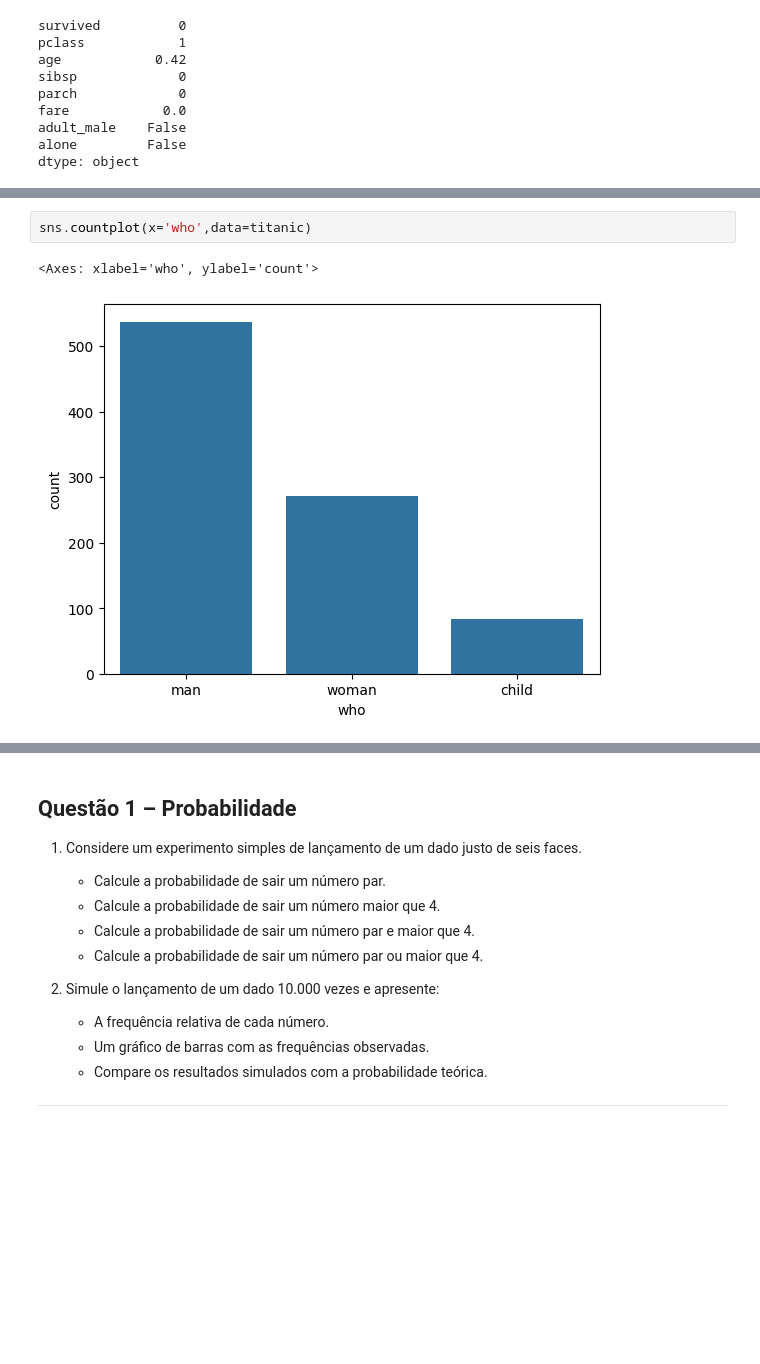
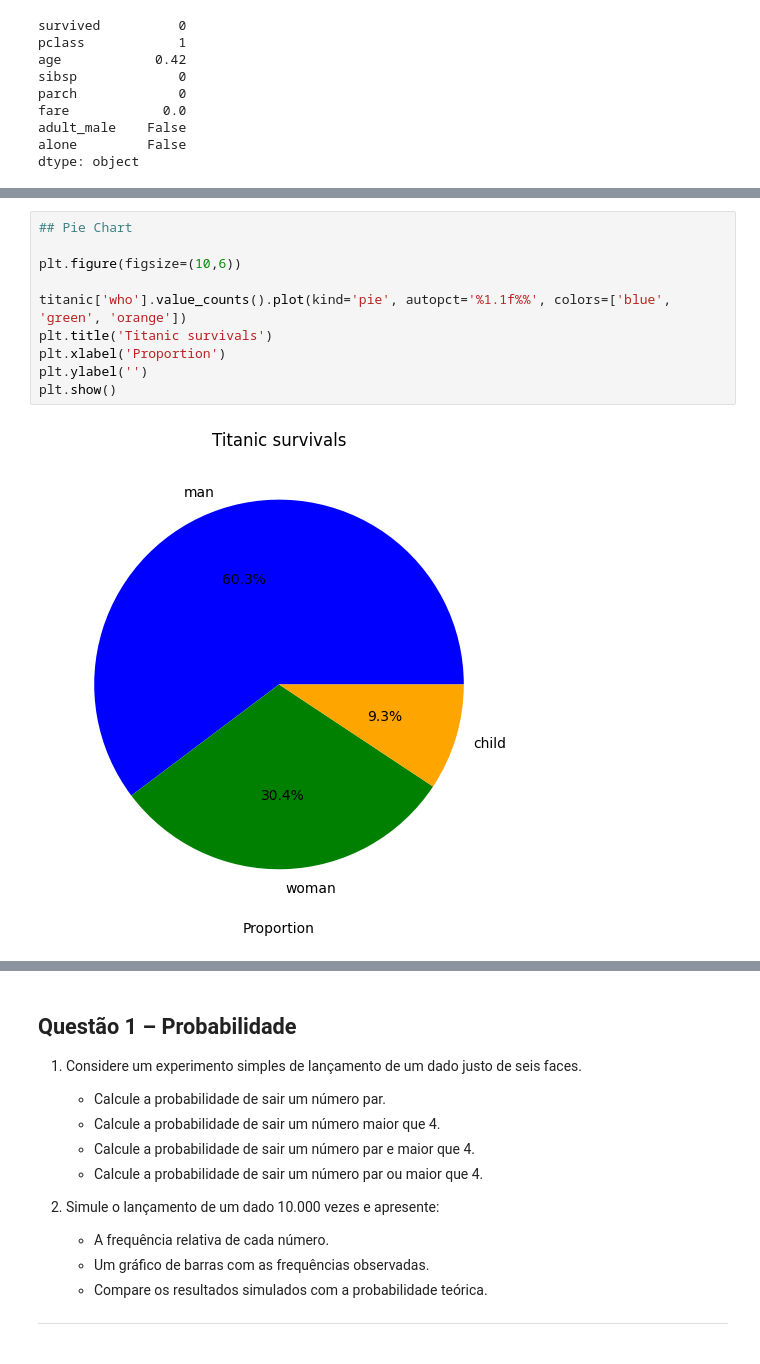
Before and after one commit to jessicalewinter/deep-learning-specialization, a Jupyter notebook: course-notebooks/statistics/T3_PosDL_Titanic.ipynb, the cells around one changed output, grey strips where cells are left out. Saved outputs shown, nothing was run; the diff lists cells and outputs as text; blank space fills up the shorter version.

```diff
--- a/course-notebooks/statistics/T3_PosDL_Titanic.ipynb
+++ b/course-notebooks/statistics/T3_PosDL_Titanic.ipynb
@@ -240,5 +239,12 @@ plt.show()
-# %%
-sns.countplot(x='who',data=titanic)
-# %% [output]
-<Axes: xlabel='who', ylabel='count'>
-[figure, removed]
+# %%
+## Pie Chart
+
+plt.figure(figsize=(10,6))
+
+titanic['who'].value_counts().plot(kind='pie', autopct='%1.1f%%', colors=['blue', 'green', 'orange'])
+plt.title('Titanic survivals')
+plt.xlabel('Proportion')
+plt.ylabel('')
+plt.show()
+# %% [output]
+[figure, added]
```
Also changed, not shown: parts of 23 cells of this notebook.
